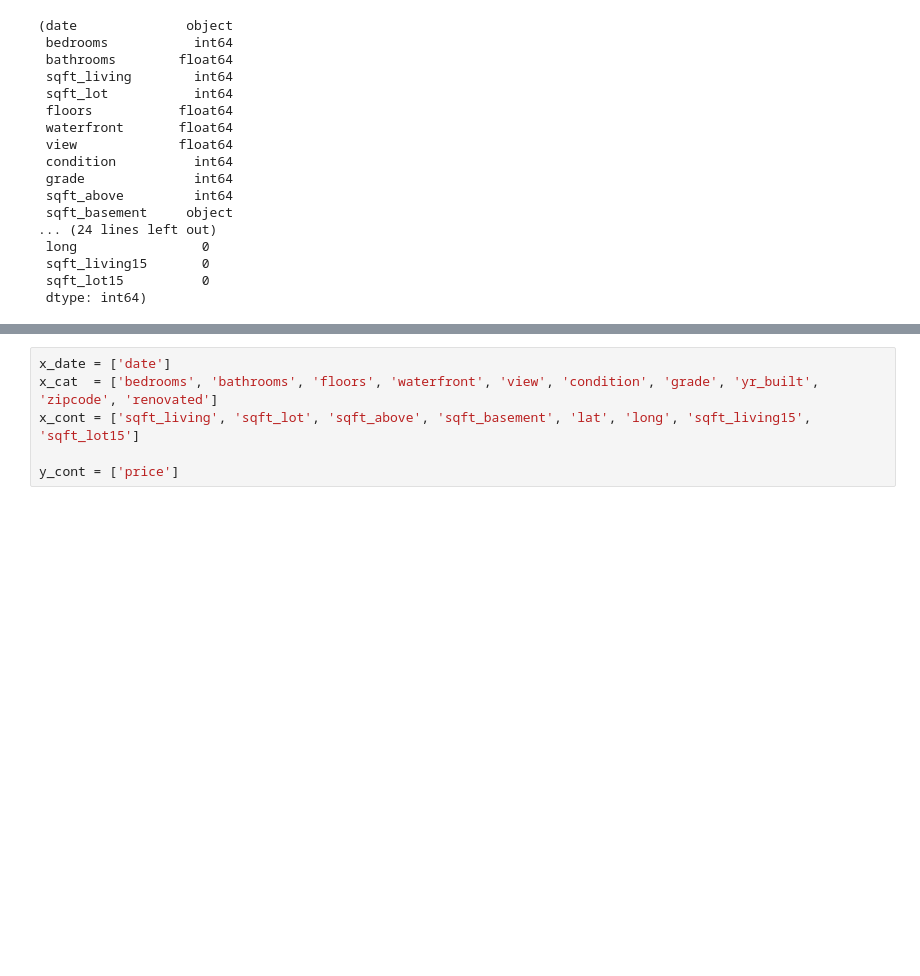
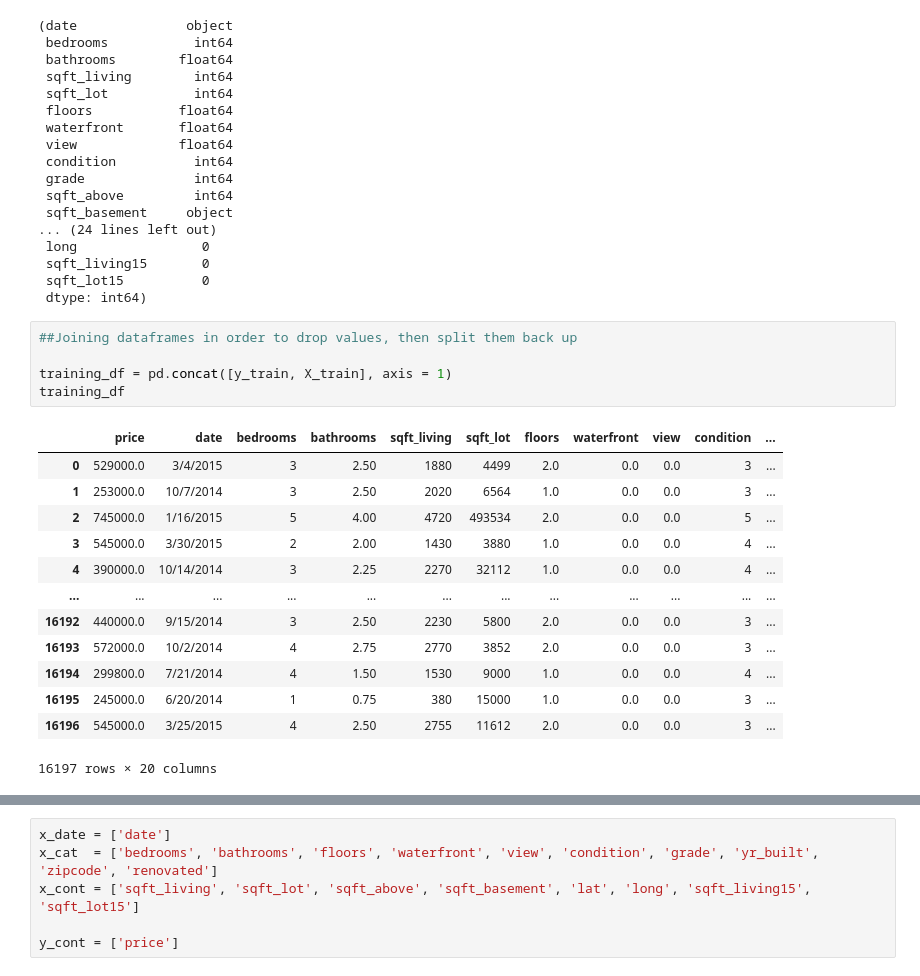
Before and after one commit to Luv2bnanook44/phase_2_project_quanggang, a Jupyter notebook: notebooks/bakeoff_testing_nb.ipynb, the cells around one changed output, grey strips where cells are left out. Cells and saved outputs as stored; diff of their text form; blank space fills up the shorter version.

```diff
--- a/notebooks/bakeoff_testing_nb.ipynb
+++ b/notebooks/bakeoff_testing_nb.ipynb
@@ -41,6 +41,25 @@ X_train.dtypes, X_train.isna().sum()
  sqft_living15       0
  sqft_lot15          0
  dtype: int64)
+# %%
+##Joining dataframes in order to drop values, then split them back up
+
+training_df = pd.concat([y_train, X_train], axis = 1)
+training_df
+# %% [output]
+|  | price | date | bedrooms | bathrooms | sqft_living | sqft_lot | floors | waterfront | view | condition | ... |
+| 0 | 529000.0 | 3/4/2015 | 3 | 2.50 | 1880 | 4499 | 2.0 | 0.0 | 0.0 | 3 | ... |
+| 1 | 253000.0 | 10/7/2014 | 3 | 2.50 | 2020 | 6564 | 1.0 | 0.0 | 0.0 | 3 | ... |
+| 2 | 745000.0 | 1/16/2015 | 5 | 4.00 | 4720 | 493534 | 2.0 | 0.0 | 0.0 | 5 | ... |
+| 3 | 545000.0 | 3/30/2015 | 2 | 2.00 | 1430 | 3880 | 1.0 | 0.0 | 0.0 | 4 | ... |
+| 4 | 390000.0 | 10/14/2014 | 3 | 2.25 | 2270 | 32112 | 1.0 | 0.0 | 0.0 | 4 | ... |
+| ... | ... | ... | ... | ... | ... | ... | ... | ... | ... | ... | ... |
+| 16192 | 440000.0 | 9/15/2014 | 3 | 2.50 | 2230 | 5800 | 2.0 | 0.0 | 0.0 | 3 | ... |
+| 16193 | 572000.0 | 10/2/2014 | 4 | 2.75 | 2770 | 3852 | 2.0 | 0.0 | 0.0 | 3 | ... |
+| 16194 | 299800.0 | 7/21/2014 | 4 | 1.50 | 1530 | 9000 | 1.0 | 0.0 | 0.0 | 4 | ... |
+| 16195 | 245000.0 | 6/20/2014 | 1 | 0.75 | 380 | 15000 | 1.0 | 0.0 | 0.0 | 3 | ... |
+| 16196 | 545000.0 | 3/25/2015 | 4 | 2.50 | 2755 | 11612 | 2.0 | 0.0 | 0.0 | 3 | ... |
+16197 rows × 20 columns
 # %%
 ##Calculated the percent of waterfront homes in the existing data to determine what to do with NaN vals
 ##Because they accounted for less than 1 percent of properties, I replaced NaN values with 0.
```
Also changed, not shown: parts of 15 cells of this notebook.
